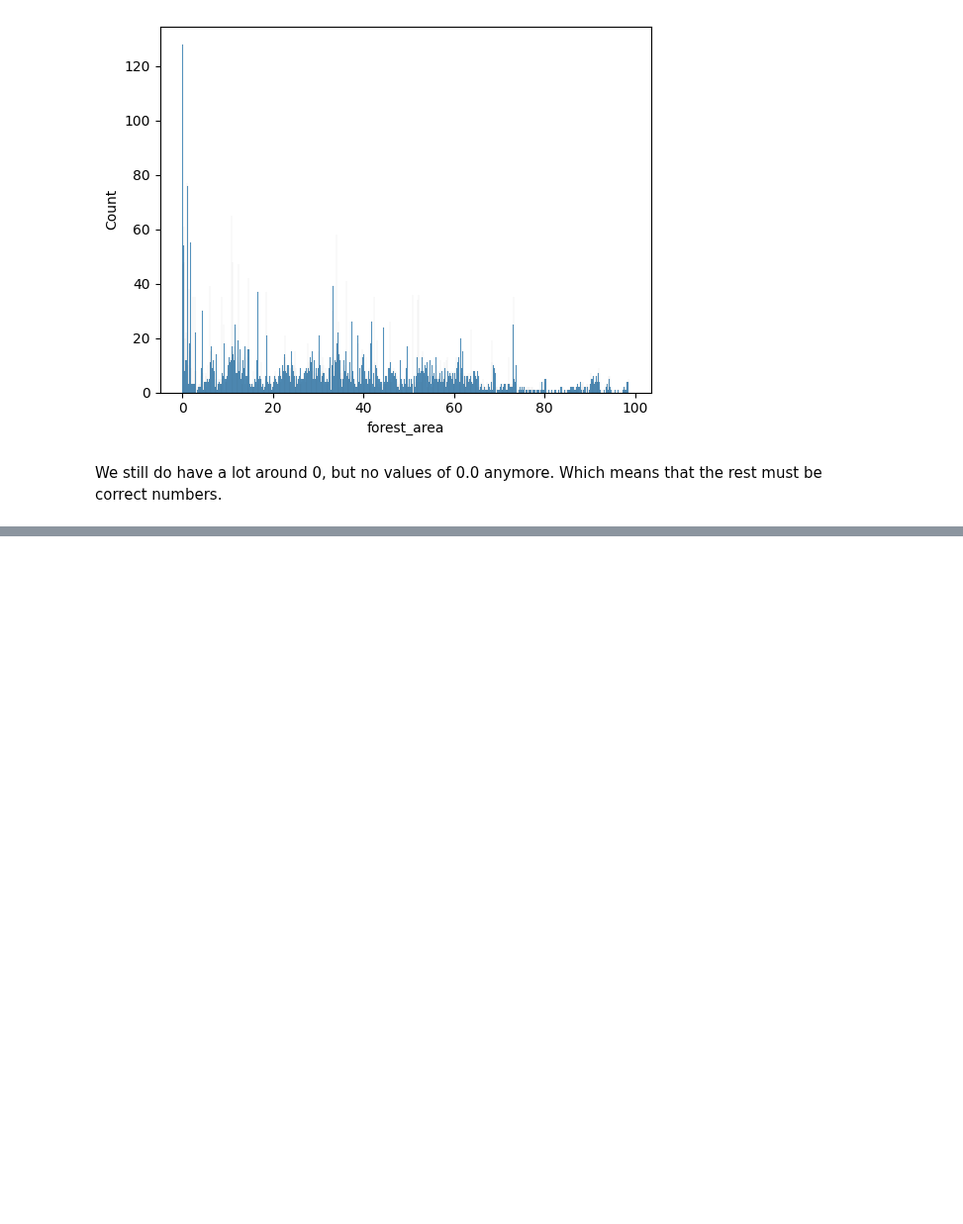
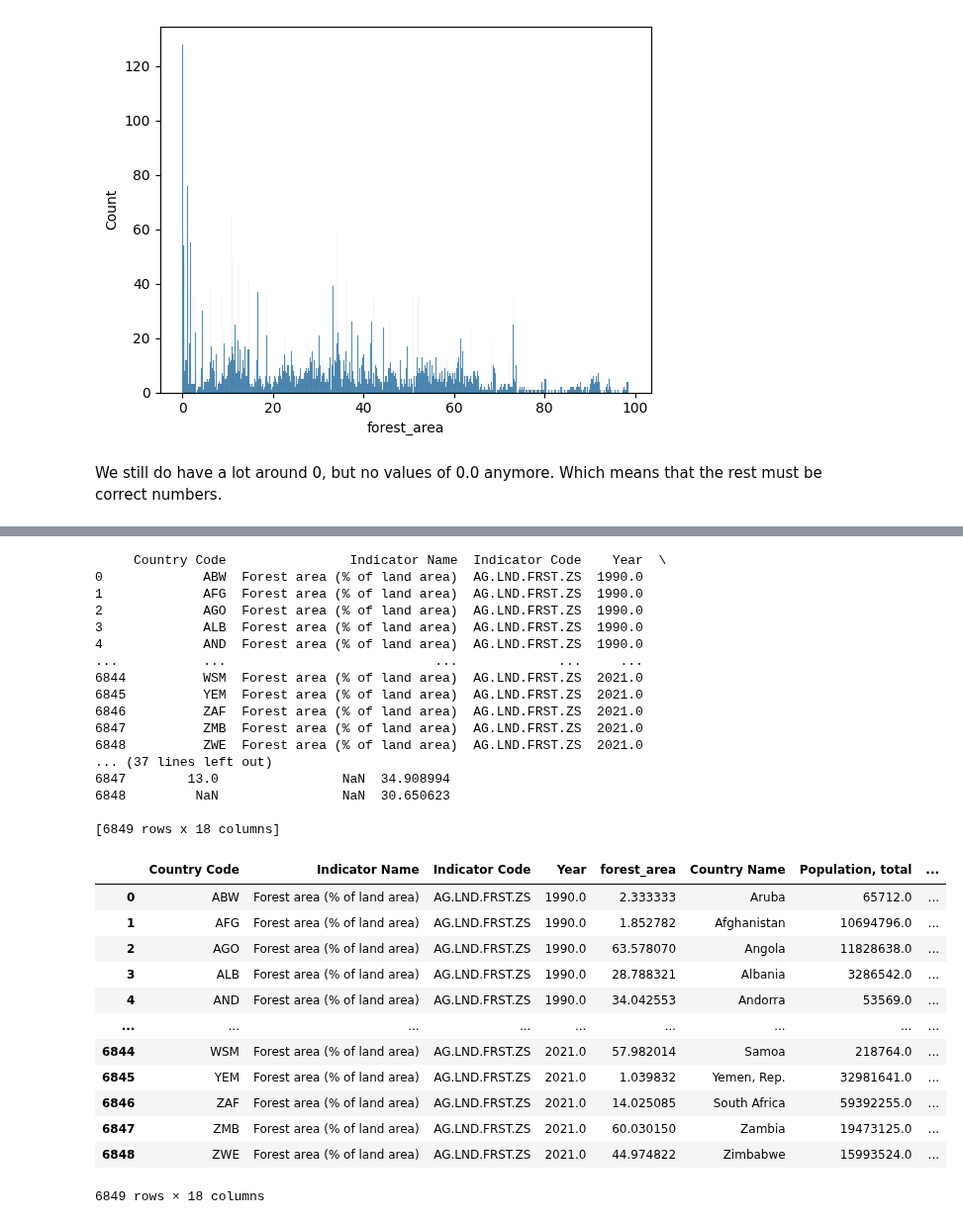
Before and after one commit to marcbarc19/DataScienceExam, a Jupyter notebook: forest-modelling.ipynb, the cells around one changed output, grey strips where cells are left out. Shown at 99% size. Cells and saved outputs as stored; diff of their text form; code cells hidden in the pictures; blank space fills up the shorter version.

```diff
--- a/forest-modelling.ipynb
+++ b/forest-modelling.ipynb
@@ -293,0 +292,6 @@ plt.show()
+# %%
+#Read predictor file
+
+pred = pd.read_excel('predictor_data.xlsx')
+
+print(pred)
@@ -293,0 +316,3 @@ plt.show()
+# %%
+forest = forest.rename(columns={'Country Name':'Country'})
+print(forest)
@@ -293,0 +337,37 @@ plt.show()
+# %%
+forest_full = pd.merge(forest, pred, on = ['Year', 'Country Code'], how = 'inner')
+forest_full = forest_full.drop(columns=['Country'])
+
+print(forest_full)
+display(forest_full)
+# %% [output]
+     Country Code                Indicator Name  Indicator Code    Year  \
+0             ABW  Forest area (% of land area)  AG.LND.FRST.ZS  1990.0
+1             AFG  Forest area (% of land area)  AG.LND.FRST.ZS  1990.0
+2             AGO  Forest area (% of land area)  AG.LND.FRST.ZS  1990.0
+3             ALB  Forest area (% of land area)  AG.LND.FRST.ZS  1990.0
+4             AND  Forest area (% of land area)  AG.LND.FRST.ZS  1990.0
+...           ...                           ...             ...     ...
+6844          WSM  Forest area (% of land area)  AG.LND.FRST.ZS  2021.0
+6845          YEM  Forest area (% of land area)  AG.LND.FRST.ZS  2021.0
+6846          ZAF  Forest area (% of land area)  AG.LND.FRST.ZS  2021.0
+6847          ZMB  Forest area (% of land area)  AG.LND.FRST.ZS  2021.0
+6848          ZWE  Forest area (% of land area)  AG.LND.FRST.ZS  2021.0
+... (37 lines left out)
+6847        13.0                NaN  34.908994
+6848         NaN                NaN  30.650623
+
+[6849 rows x 18 columns]
+|  | Country Code | Indicator Name | Indicator Code | Year | forest_area | Country Name | Population, total | ... |
+| 0 | ABW | Forest area (% of land area) | AG.LND.FRST.ZS | 1990.0 | 2.333333 | Aruba | 65712.0 | ... |
+| 1 | AFG | Forest area (% of land area) | AG.LND.FRST.ZS | 1990.0 | 1.852782 | Afghanistan | 10694796.0 | ... |
+| 2 | AGO | Forest area (% of land area) | AG.LND.FRST.ZS | 1990.0 | 63.578070 | Angola | 11828638.0 | ... |
+| 3 | ALB | Forest area (% of land area) | AG.LND.FRST.ZS | 1990.0 | 28.788321 | Albania | 3286542.0 | ... |
+| 4 | AND | Forest area (% of land area) | AG.LND.FRST.ZS | 1990.0 | 34.042553 | Andorra | 53569.0 | ... |
+| ... | ... | ... | ... | ... | ... | ... | ... | ... |
+| 6844 | WSM | Forest area (% of land area) | AG.LND.FRST.ZS | 2021.0 | 57.982014 | Samoa | 218764.0 | ... |
+| 6845 | YEM | Forest area (% of land area) | AG.LND.FRST.ZS | 2021.0 | 1.039832 | Yemen, Rep. | 32981641.0 | ... |
+| 6846 | ZAF | Forest area (% of land area) | AG.LND.FRST.ZS | 2021.0 | 14.025085 | South Africa | 59392255.0 | ... |
+| 6847 | ZMB | Forest area (% of land area) | AG.LND.FRST.ZS | 2021.0 | 60.030150 | Zambia | 19473125.0 | ... |
+| 6848 | ZWE | Forest area (% of land area) | AG.LND.FRST.ZS | 2021.0 | 44.974822 | Zimbabwe | 15993524.0 | ... |
+6849 rows × 18 columns
```
Also changed, not shown: parts of 16 cells of this notebook, 1 other file.
